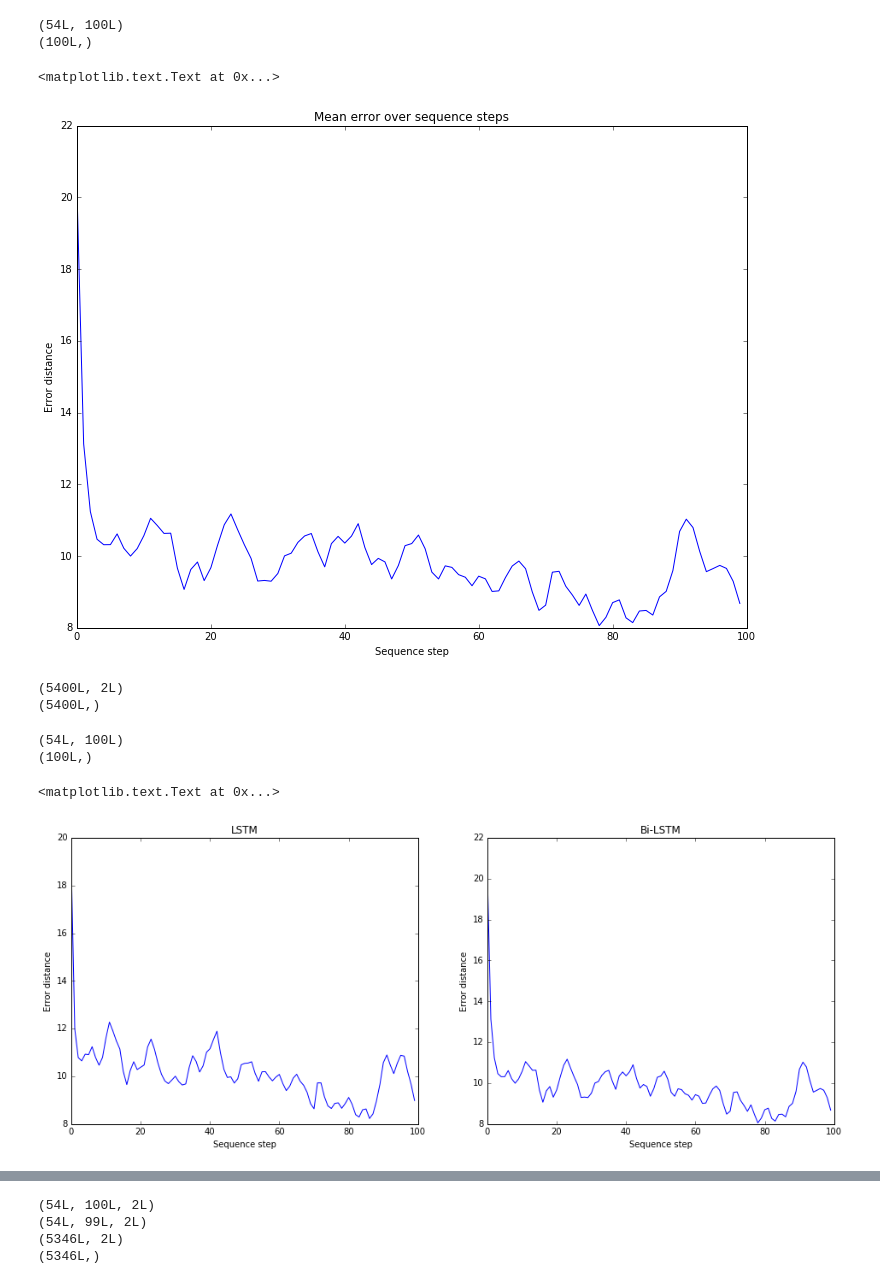
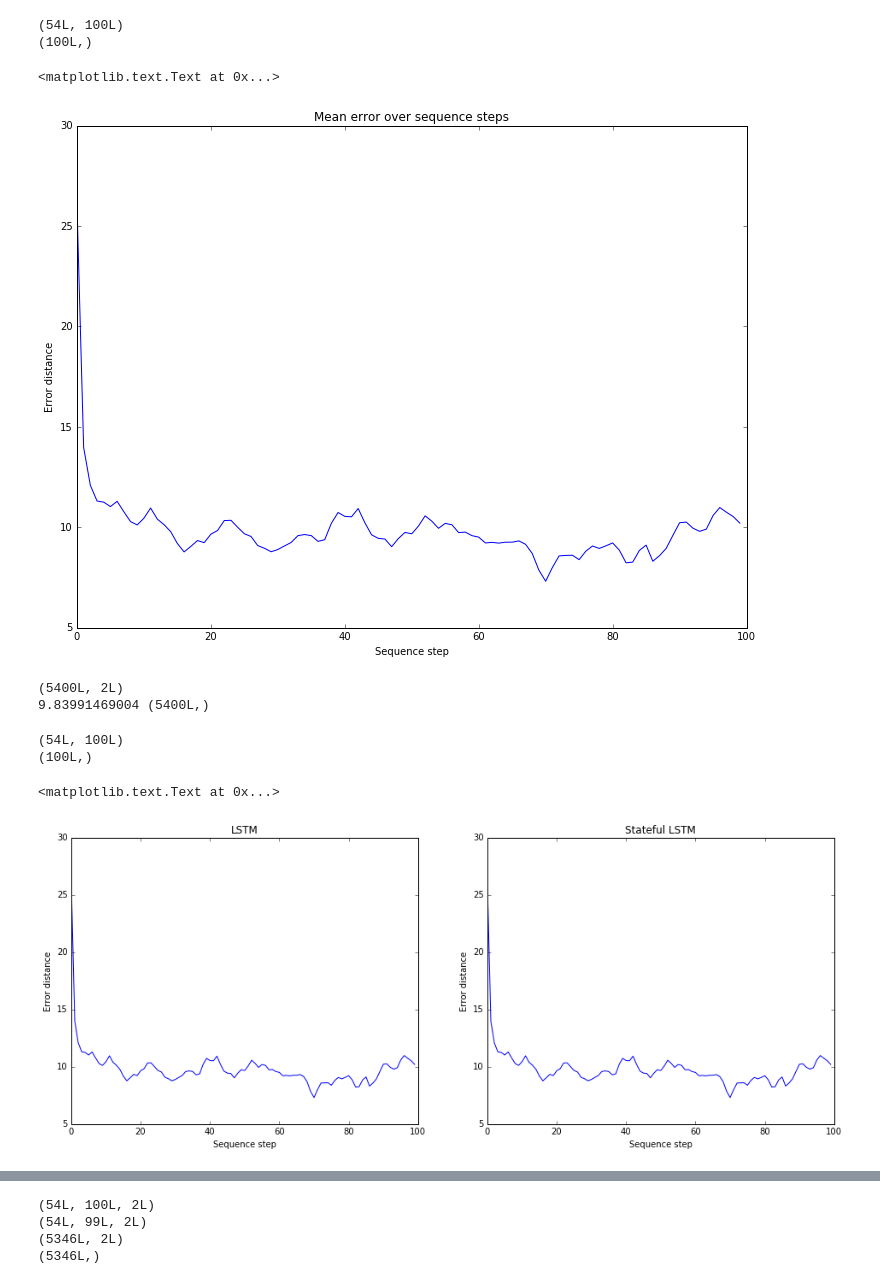
Before and after one commit to afcarl/bnni2015, a Jupyter notebook: lstm/results.ipynb, the cells around one changed output, grey strips where cells are left out. Drawn from its saved outputs; the diff is of its cells as text; code cells hidden in the pictures.

```diff
--- a/lstm/results.ipynb
+++ b/lstm/results.ipynb
@@ -5,9 +5,11 @@ import matplotlib.pyplot as plt
 from scipy.stats import binned_statistic
 import math
 # %%
-cvfolds = 5
-pred_y = np.load("lstmpred.npy")
+cvfolds = 54
+pred_y = np.load("lstm_cv54.npy")
+#pred_y = np.load("myrawlstm_cv54_stateless.npy")
 seqlen = pred_y.shape[1]
+#seqlen = 100
 pred_y = pred_y.reshape((-1, 2))
-print pred_y.shape, seqlen
+print pred_y.shape, seqlen, np.min(pred_y), np.max(pred_y)
 # %% [output]
@@ -72,36 +85,39 @@ plt.xlabel("Sequence step")
 (54L, 100L)
 (100L,)
 <matplotlib.text.Text at 0x...>
-[figure, old version]
+[figure, new version]
 # %%
-pred_y2 = np.load("lstm_cv9.npy").reshape((-1, 2))
+pred_y2 = np.load("lstm_cv54_stateful.npy").reshape((-1, 2))
 print pred_y2.shape
-errors2 = np.sqrt(np.sum((pred_y2 - y)**2, axis=1))
-print errors2.shape
+#y2 = np.load("London_RNN_data_2x1000_at50_bin100-RAW_pos.npy")
+y2 = np.loadtxt("London_data_2x1000Center_bin100_pos.dat") / 3.5
+errors2 = np.sqrt(np.sum((pred_y2 - y2)**2, axis=1))
+print np.mean(errors2), errors2.shape
 # %% [output]
 (5400L, 2L)
-(5400L,)
+9.83991469004 (5400L,)
 # %%
 seqerrors2 = np.reshape(errors2, (-1,100))
 print seqerrors2.shape
 meanerrors2 = np.mean(seqerrors2, axis=0)
 print meanerrors2.shape
 plt.figure(figsize=(16,6))
 plt.subplot(1,2,1)
-plt.plot(meanerrors2);
+plt.plot(meanerrors);
 plt.title("LSTM")
 plt.ylabel("Error distance")
 plt.xlabel("Sequence step")
 plt.subplot(1,2,2)
-plt.plot(meanerrors);
-plt.title("Bi-LSTM")
+plt.plot(meanerrors2);
+plt.title("Stateful LSTM")
 plt.ylabel("Error distance")
 plt.xlabel("Sequence step")
+#plt.ylim([8, 26])
 # %% [output]
 (54L, 100L)
 (100L,)
 <matplotlib.text.Text at 0x...>
-[figure, old version]
+[figure, new version]
 # %%
 plt.figure(figsize=(16,9))
 plt.scatter(y[:,0], y[:,1],c=errors)
```
Also changed, not shown: parts of 12 cells of this notebook, 1 other file.
